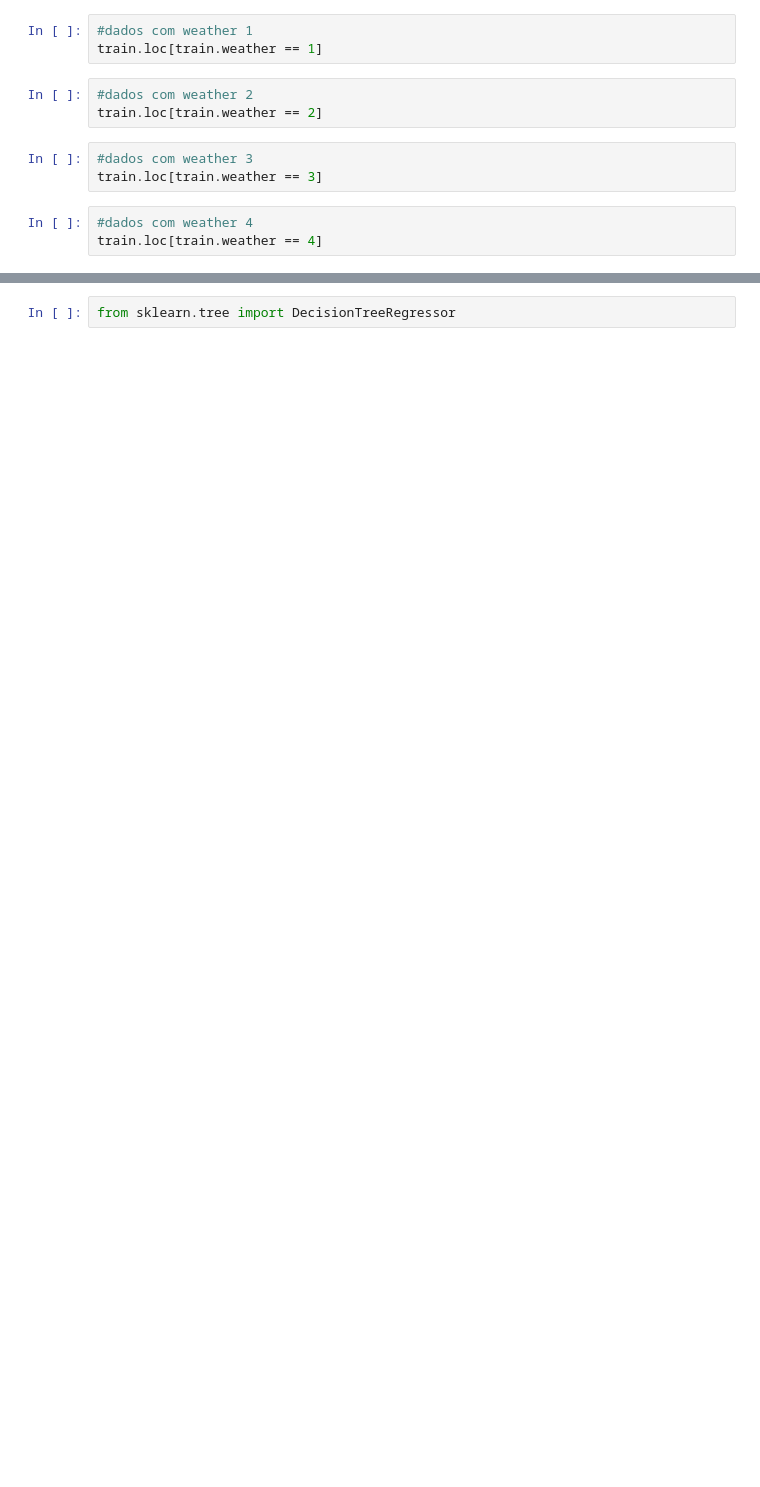
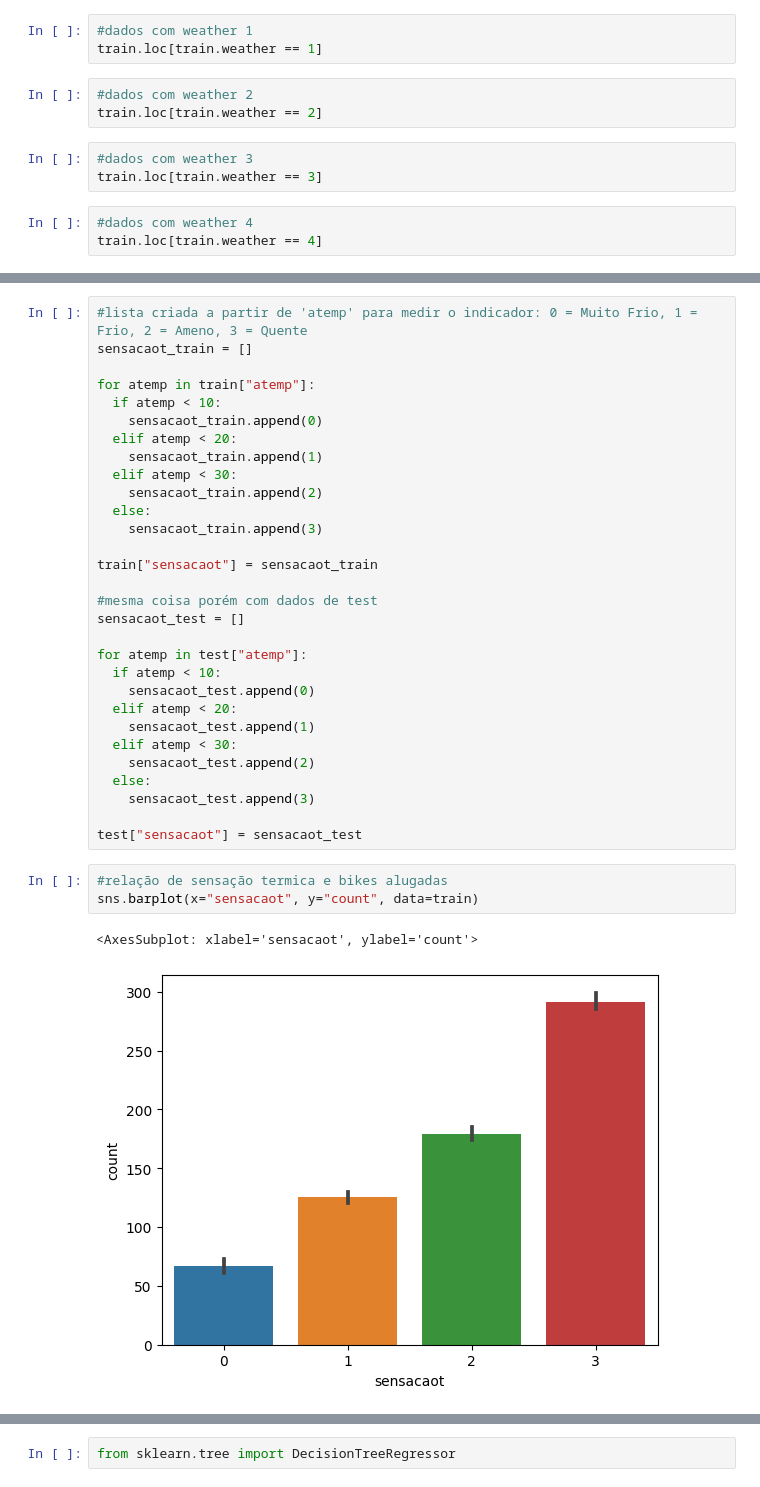
Before and after one commit to rinasnw/bikesharing, a Jupyter notebook: notebook.ipynb, the cells around one changed output, grey strips where cells are left out. Drawn from its saved outputs; the diff is of its cells as text; blank space fills up the shorter version.

```diff
--- a/notebook.ipynb
+++ b/notebook.ipynb
@@ -51,2 +119,38 @@ sns.heatmap(data=correlacao, annot=True)
+# %%
+#lista criada a partir de 'atemp' para medir o indicador: 0 = Muito Frio, 1 = Frio, 2 = Ameno, 3 = Quente
+sensacaot_train = []
+
+for atemp in train["atemp"]:
+  if atemp < 10:
+    sensacaot_train.append(0)
+  elif atemp < 20:
+    sensacaot_train.append(1)
+  elif atemp < 30:
+    sensacaot_train.append(2)
+  else:
+    sensacaot_train.append(3)
+
+train["sensacaot"] = sensacaot_train
+
+#mesma coisa porém com dados de test
+sensacaot_test = []
+
+for atemp in test["atemp"]:
+  if atemp < 10:
+    sensacaot_test.append(0)
+  elif atemp < 20:
+    sensacaot_test.append(1)
+  elif atemp < 30:
+    sensacaot_test.append(2)
+  else:
+    sensacaot_test.append(3)
+
+test["sensacaot"] = sensacaot_test
+# %%
+#relação de sensação termica e bikes alugadas
+sns.barplot(x="sensacaot", y="count", data=train)
+# %% [output]
+<AxesSubplot: xlabel='sensacaot', ylabel='count'>
+[figure, added]
 # %%
 #coluna de previsão é y
```
Also changed, not shown: parts of 16 cells of this notebook.
